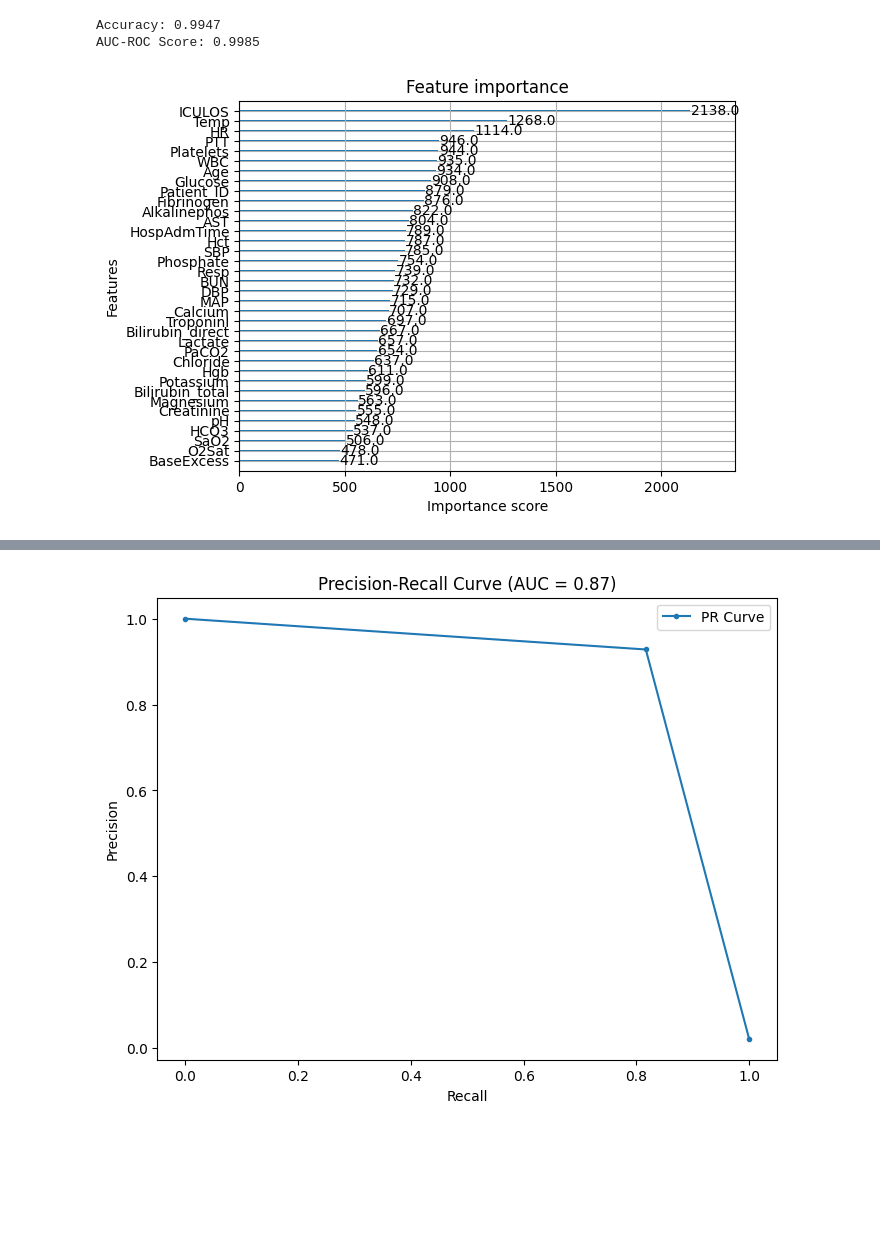
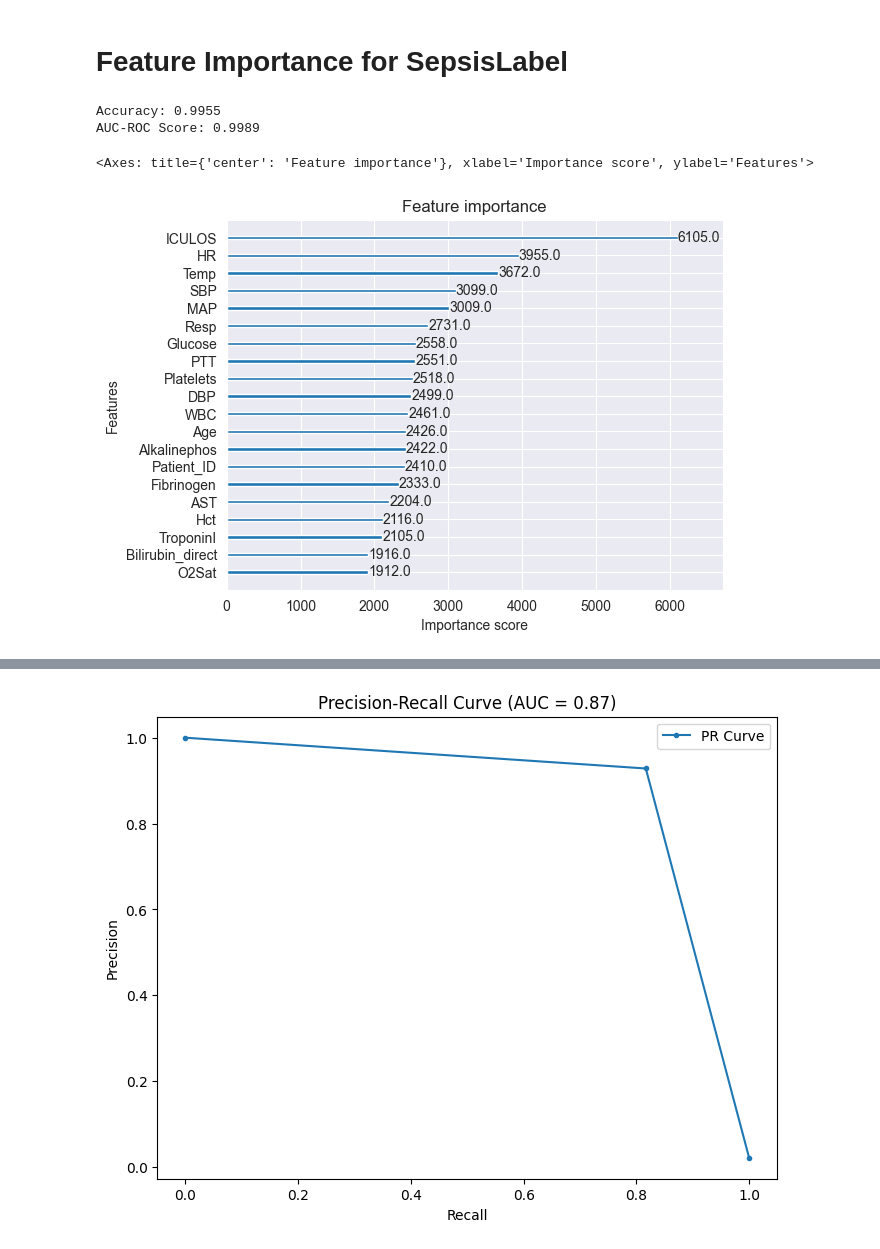
Before and after one commit to emsyoungg/sepsis_forecasting, a Jupyter notebook: Classification/xgboostClassification.ipynb, the cells around one changed output, grey strips where cells are left out. Drawn from its saved outputs; the diff is of its cells as text; code cells hidden in the pictures; blank space fills up the shorter version.

Commit message:
experiments - feature importance for choosing exogenous variables

```diff
--- a/Classification/xgboostClassification.ipynb
+++ b/Classification/xgboostClassification.ipynb
@@ -22,3 +12,4 @@ hospitalA_df = hospitalA_df.sort_values(by=["Patient_ID", "ICULOS"]).reset_index
 # %%
 #pickle
-hospitalA_df.to_pickle("hospitalA_df_flat.pkl")
+#hospital_df.to_pickle("hospitalA_df_flat.pkl")
+hospital_df = pd.read_pickle("/pickles/hospitalA_df_flat.pkl")
@@ -29,10 +16,12 @@ hospitalA_df = pd.read_pickle("pickles/hospitalA_df_flat.pkl")
+# %% [markdown]
+# Feature Importance for SepsisLabel
 # %%
 import pandas as pd
 import xgboost as xgb
 from sklearn.model_selection import train_test_split
 from sklearn.metrics import accuracy_score, roc_auc_score
 
-df = hospitalA_df.copy()
+df = hospital_df.copy()
 target = "SepsisLabel"
 features = [col for col in df.columns if col != target]  # Use all columns except target
 
@@ -44,7 +33,7 @@ y = df[target]
 
 X_train, X_test, y_train, y_test = train_test_split(X, y, test_size=0.2, random_state=42, stratify=y)
 
-model = xgb.XGBClassifier(eval_metric="logloss", max_depth=10)
+model = xgb.XGBClassifier(eval_metric="logloss", max_depth=50)
 model.fit(X_train, y_train)
 
 y_pred = model.predict(X_test)
@@ -57,13 +46,13 @@ print(f"AUC-ROC Score: {auc:.4f}")
 #precision
 #recall
 # %% [output]
-Accuracy: 0.9947
-AUC-ROC Score: 0.9985
+Accuracy: 0.9955
+AUC-ROC Score: 0.9989
 # %%
 # Plot feature importance
-xgb.plot_importance(model, importance_type="weight", max_num_features=36)
-plt.show()
+xgb.plot_importance(model, importance_type="weight", max_num_features=20)
 # %% [output]
+<Axes: title={'center': 'Feature importance'}, xlabel='Importance score', ylabel='Features'>
-[figure, old version]
+[figure, new version]
 # %%
 ## plot decision tree
```
Also changed, not shown: parts of 28 cells of this notebook, 4 other files.
